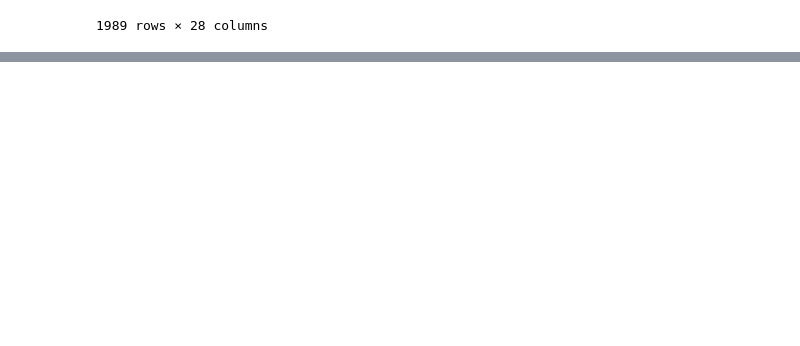
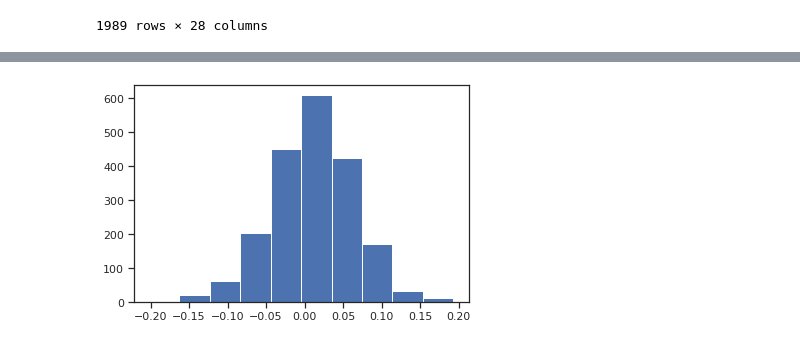
Before and after one commit to jjiguaran/text_mining, a Jupyter notebook: individual_versions/sentiment_analysis_srossi.ipynb, the cells around one changed output, grey strips where cells are left out. Cells and saved outputs as stored; diff of their text form; code cells hidden in the pictures; blank space fills up the shorter version.

```diff
--- a/individual_versions/sentiment_analysis_srossi.ipynb
+++ b/individual_versions/sentiment_analysis_srossi.ipynb
@@ -129,0 +187,5 @@ from textblob import TextBlob
+# %%
+plt.hist(Combinedtest.iloc[:,27])
+plt.show()
+# %% [output]
+[figure, added]
```
Also changed, not shown: parts of 20 cells of this notebook.
